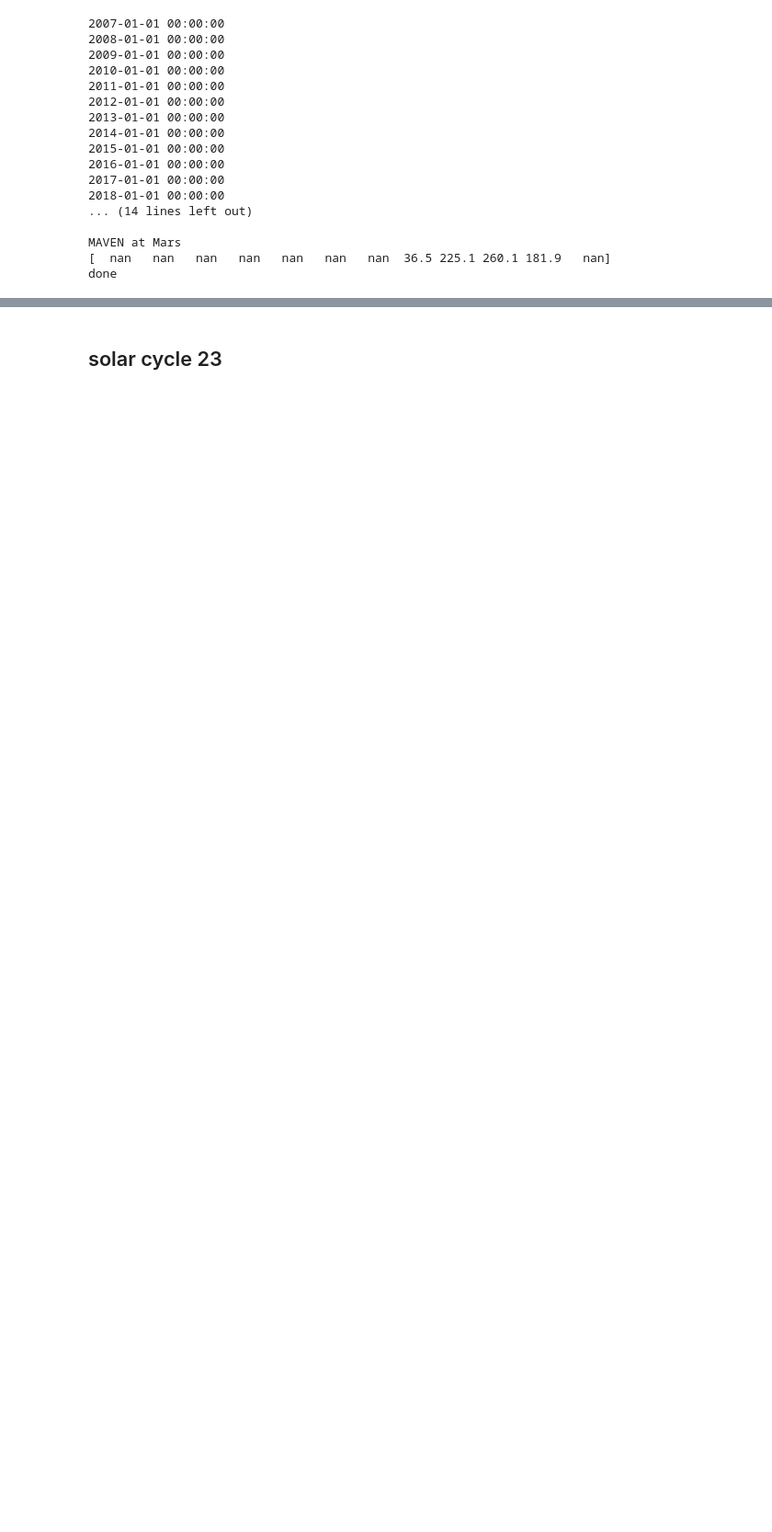
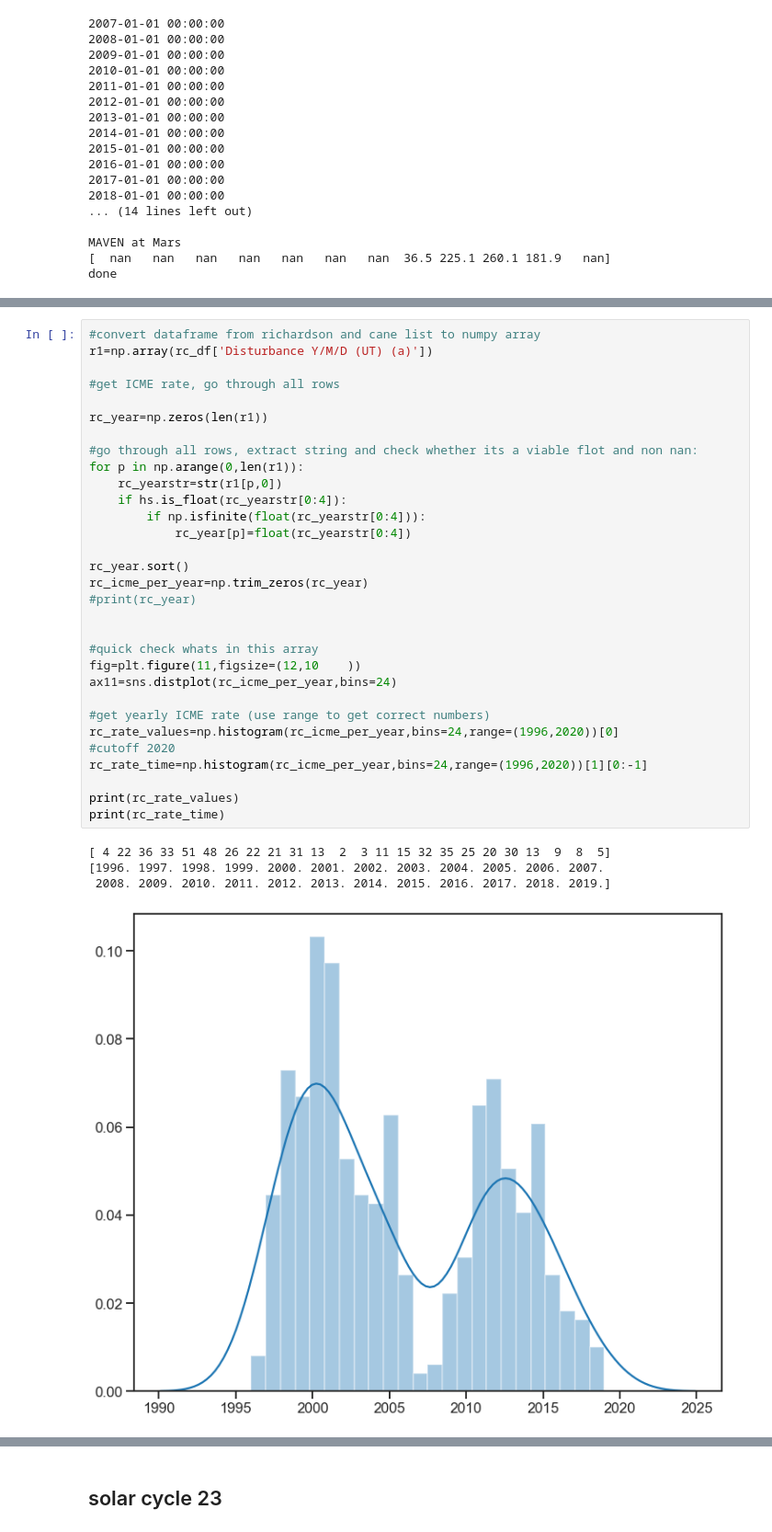
Before and after one commit to cmoestl/heliocats, a Jupyter notebook: cme_rate.ipynb, the cells around one changed output, grey strips where cells are left out. Shown at 92% size. Saved outputs shown, nothing was run; the diff lists cells and outputs as text; blank space fills up the shorter version.

```diff
--- a/cme_rate.ipynb
+++ b/cme_rate.ipynb
@@ -544 +532,37 @@ done
+# %%
+#convert dataframe from richardson and cane list to numpy array
+r1=np.array(rc_df['Disturbance Y/M/D (UT) (a)'])
+
+#get ICME rate, go through all rows
+
+rc_year=np.zeros(len(r1))
+
+#go through all rows, extract string and check whether its a viable flot and non nan:
+for p in np.arange(0,len(r1)):
+    rc_yearstr=str(r1[p,0])
+    if hs.is_float(rc_yearstr[0:4]):
+        if np.isfinite(float(rc_yearstr[0:4])):
+            rc_year[p]=float(rc_yearstr[0:4])
+
+rc_year.sort()
+rc_icme_per_year=np.trim_zeros(rc_year)
+#print(rc_year)
+
+
+#quick check whats in this array
+fig=plt.figure(11,figsize=(12,10	))
+ax11=sns.distplot(rc_icme_per_year,bins=24)
+
+#get yearly ICME rate (use range to get correct numbers)
+rc_rate_values=np.histogram(rc_icme_per_year,bins=24,range=(1996,2020))[0]
+#cutoff 2020
+rc_rate_time=np.histogram(rc_icme_per_year,bins=24,range=(1996,2020))[1][0:-1]
+
+print(rc_rate_values)
+print(rc_rate_time)
+# %% [output]
+[ 4 22 36 33 51 48 26 22 21 31 13  2  3 11 15 32 35 25 20 30 13  9  8  5]
+[1996. 1997. 1998. 1999. 2000. 2001. 2002. 2003. 2004. 2005. 2006. 2007.
+ 2008. 2009. 2010. 2011. 2012. 2013. 2014. 2015. 2016. 2017. 2018. 2019.]
+[figure, added]
 # %% [markdown]
```
Also changed, not shown: parts of 32 cells of this notebook, 1 other file.
